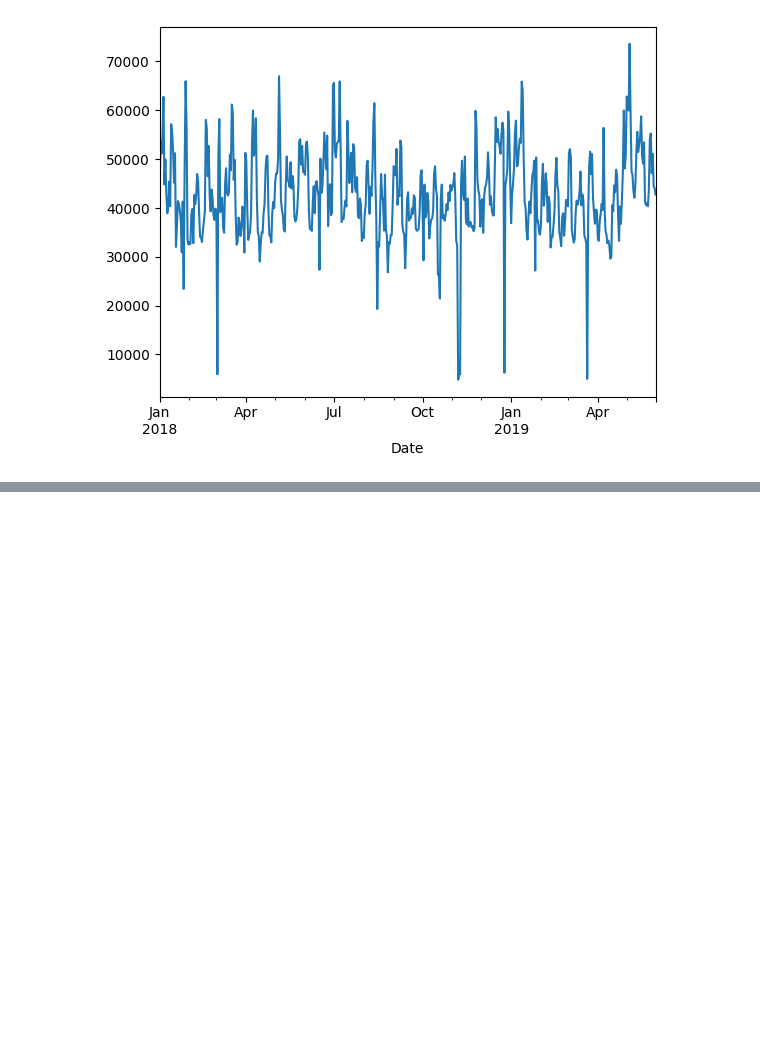
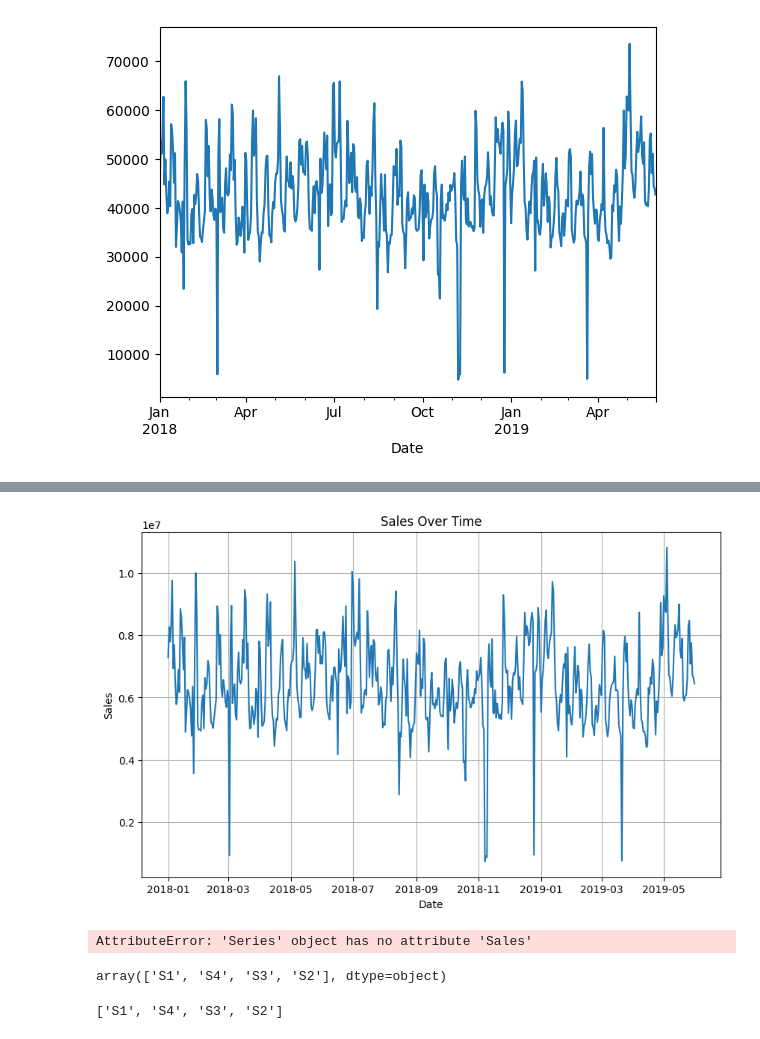
Before and after one commit to ArivalaganRaghavan/Product-Sales-Forecasting, a Jupyter notebook: Product_Sales_forecasting.ipynb, the cells around one changed output, grey strips where cells are left out. Drawn from its saved outputs; the diff is of its cells as text; code cells hidden in the pictures; blank space fills up the shorter version.

```diff
--- a/Product_Sales_forecasting.ipynb
+++ b/Product_Sales_forecasting.ipynb
@@ -322,0 +318,3 @@ temp_avg.Sales.plot()
+# %%
+reg = df2.loc[df2["Store_Type"] == "S1"][["Date", "Sales"]]
+reg.head()
@@ -322,0 +328,3 @@ temp_avg.Sales.plot()
+# %%
+reg= reg.groupby("Date")["Sales"].sum()
+reg
@@ -322,0 +347,23 @@ temp_avg.Sales.plot()
+# %%
+
+
+# Plotting the 'Sales' column
+import matplotlib.pyplot as plt
+plt.figure(figsize=(10, 6))  # Adjust figure size if needed
+plt.plot(reg.index, reg.values)
+plt.xlabel("Date")
+plt.ylabel("Sales")
+plt.title("Sales Over Time")
+plt.grid(True)
+plt.show()
+# %% [output]
+[figure, added]
+# %%
+reg.Sales.plot()
+# %% [output]
+AttributeError: 'Series' object has no attribute 'Sales'
+# %%
+storetypelist = df2["Store_Type"].unique()
+storetypelist
+# %% [output]
+array(['S1', 'S4', 'S3', 'S2'], dtype=object)
@@ -322,0 +372,4 @@ temp_avg.Sales.plot()
+# %%
+storetypelist
+# %% [output]
+['S1', 'S4', 'S3', 'S2']
```
Also changed, not shown: parts of 21 cells of this notebook.
